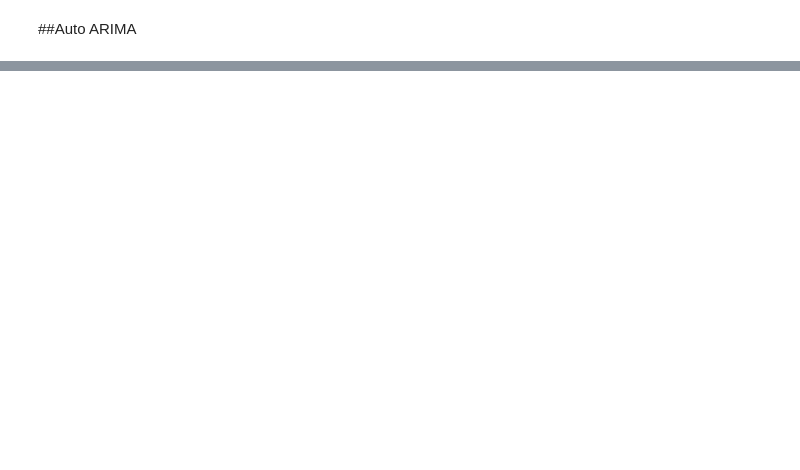
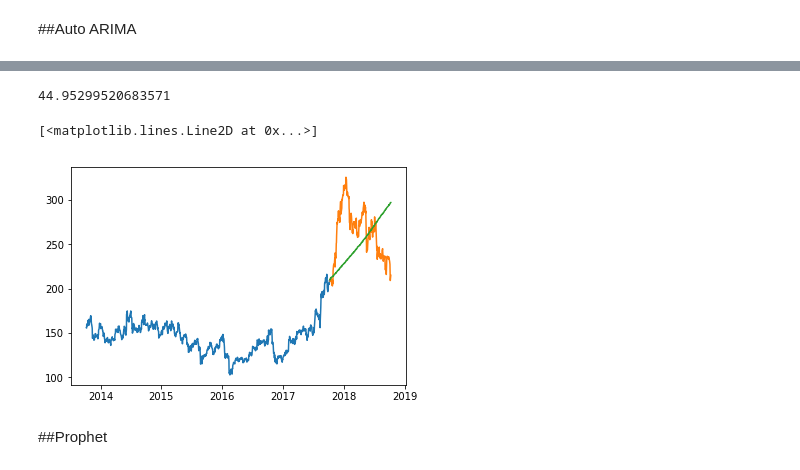
Before and after one commit to Harshit0208/Stock-Prices_Prediction, a Jupyter notebook: Stock_prices_prediction.ipynb, the cells around one changed output, grey strips where cells are left out. Saved outputs shown, nothing was run; the diff lists cells and outputs as text; code cells hidden in the pictures; blank space fills up the shorter version.

```diff
--- a/Stock_prices_prediction.ipynb
+++ b/Stock_prices_prediction.ipynb
@@ -269,0 +282,9 @@ See the caveats in the documentation: http://pandas.pydata.org/pandas-docs/stabl
+# %%
+train = data[:987]
+valid = data[987:]
+# %%
+training = train['Close']
+validation = valid['Close']
+# %%
+model = auto_arima(training, start_p=1, start_q=1,max_p=3, max_q=3, m=12,start_P=0, seasonal=True,d=1, D=1, trace=True,error_action='ignore',suppress_warnings=True)
+model.fit(training)
@@ -269,0 +314,18 @@ See the caveats in the documentation: http://pandas.pydata.org/pandas-docs/stabl
+# %%
+
+forecast = model.predict(n_periods=248)
+forecast = pd.DataFrame(forecast,index = valid.index,columns=['Prediction'])
+# %%
+rms=np.sqrt(np.mean(np.power((np.array(valid['Close'])-np.array(forecast['Prediction'])),2)))
+rms
+# %% [output]
+44.95299520683571
+# %%
+plt.plot(train['Close'])
+plt.plot(valid['Close'])
+plt.plot(forecast['Prediction'])
+# %% [output]
+[<matplotlib.lines.Line2D at 0x...>]
+[figure, added]
+# %% [markdown]
+##Prophet
```
Also changed, not shown: parts of 37 cells of this notebook.
